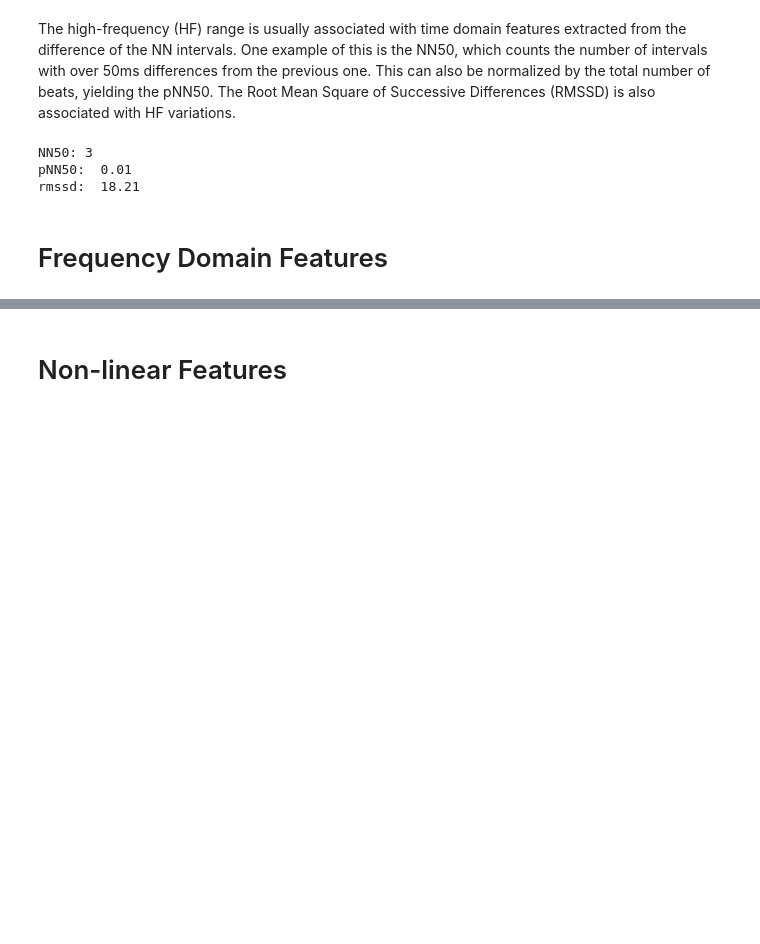
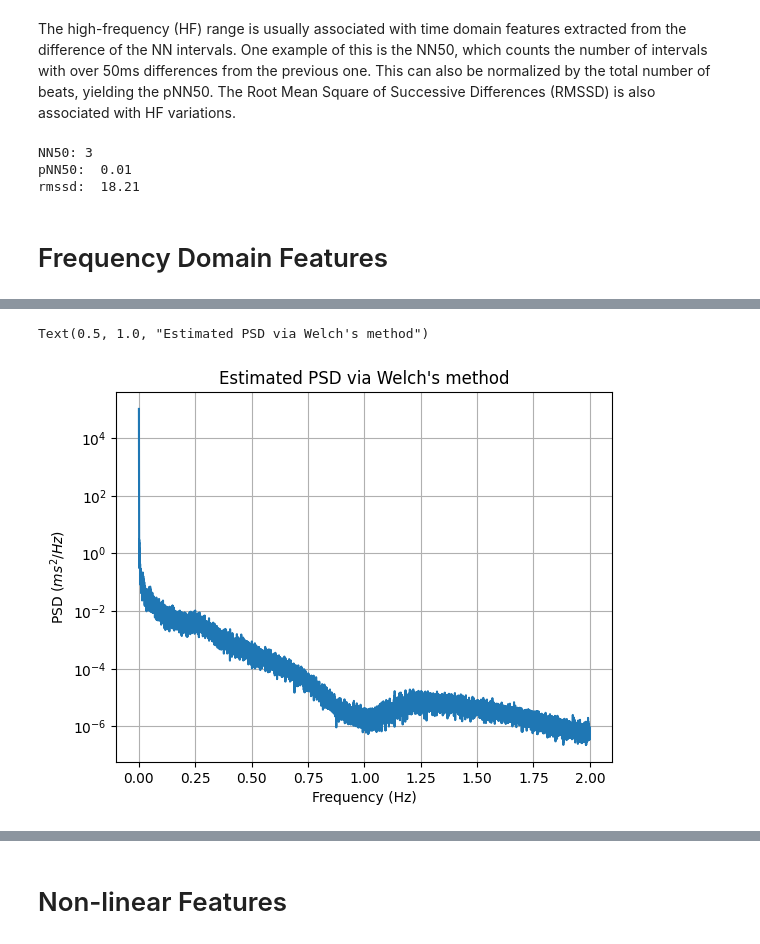
Before and after one commit to jkruse27/Tutorials, a Jupyter notebook: notebooks/hrv_basics.ipynb, the cells around one changed output, grey strips where cells are left out. Drawn from its saved outputs; the diff is of its cells as text; code cells hidden in the pictures; blank space fills up the shorter version.

```diff
--- a/notebooks/hrv_basics.ipynb
+++ b/notebooks/hrv_basics.ipynb
@@ -223,0 +320,26 @@ Besides analysis done in the time domain, the frequency domain can also give us
+# %%
+M = 50000 # Length of each segment
+D = 25000 # Number of overlapping points
+
+w = hamming(M)
+PSD = []
+
+# Perform the operation for each segment
+for i in range(0, N-M, D):
+    PSD.append(fs*(2/N*np.abs(fft(hrv[i:i+M]*w)[0:M//2]))**2)
+
+# Average over the segments
+PSD = np.mean(np.array(PSD), axis=0)
+xf = fftfreq(M, T)[:M//2]
+
+plt.plot(xf, PSD)
+plt.grid()
+
+plt.yscale('log')
+
+plt.xlabel('Frequency (Hz)')
+plt.ylabel('PSD ($ms^2/Hz$)')
+plt.title("Estimated PSD via Welch's method")
+# %% [output]
+Text(0.5, 1.0, "Estimated PSD via Welch's method")
+[figure, added]
```
Also changed, not shown: parts of 11 cells of this notebook, 17 other files.
